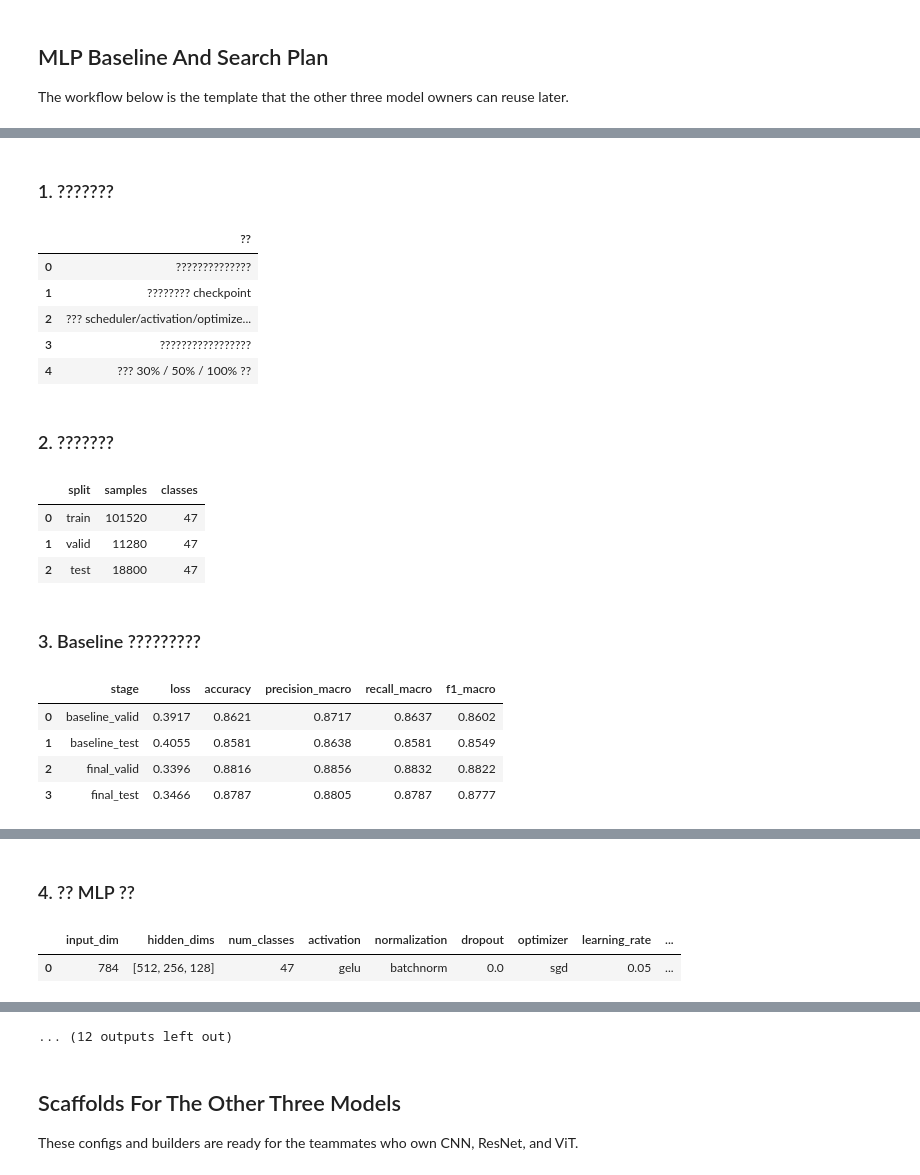
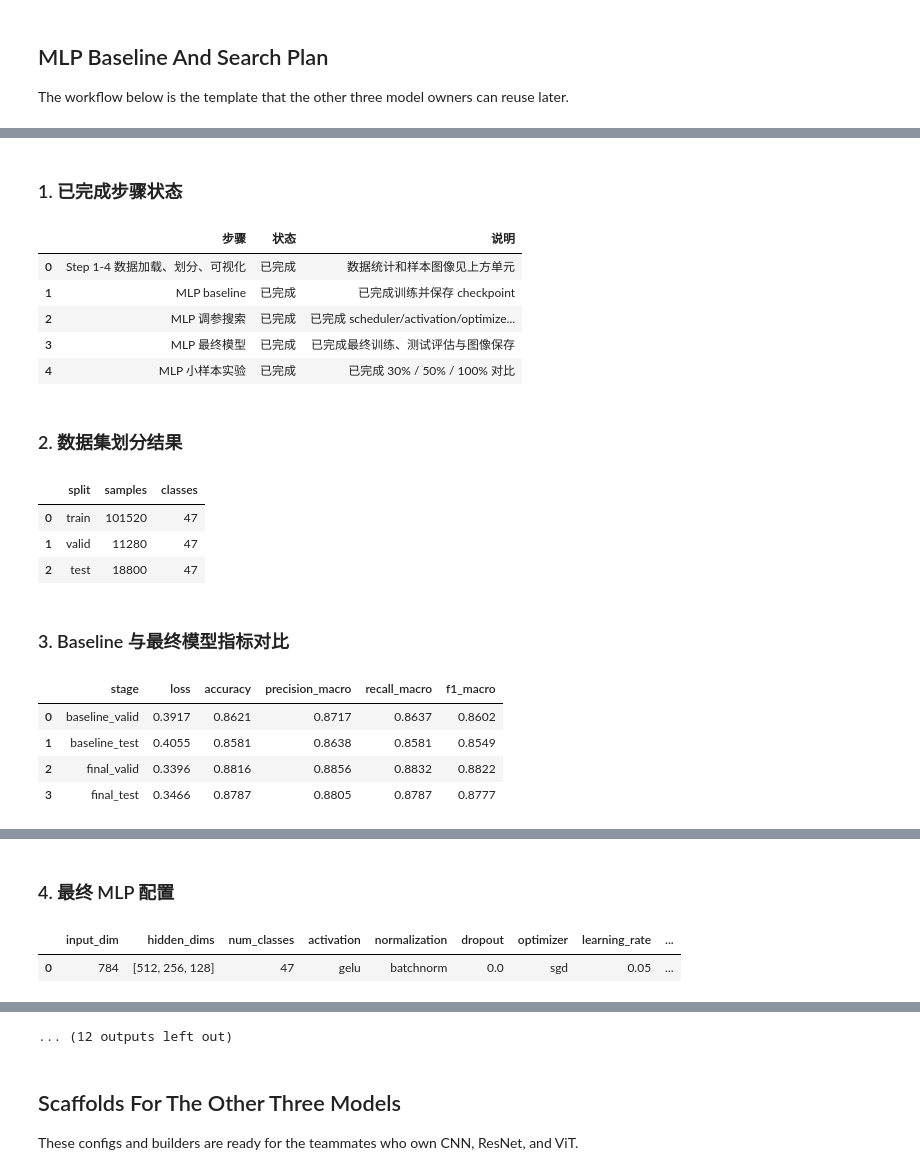
Before and after one commit to rocker011/CV_Group8_HW1, a Jupyter notebook: Group8.ipynb, the cells around one changed output, grey strips where cells are left out. Saved outputs shown, nothing was run; the diff lists cells and outputs as text; code cells hidden in the pictures.

Commit message:
Fix garbled Chinese text in notebook snapshot

```diff
--- a/Group8.ipynb
+++ b/Group8.ipynb
@@ -312,5 +312,5 @@ else:
 # %%
-# ?????????????????? notebook ???????????
+# 直接加载并展示已保存结果，让组员打开 notebook 就能看到当前完成状态。
 import json
 from IPython.display import Image, Markdown, display
 
@@ -320,27 +320,27 @@ saved_search_path = PROJECT_DIR / "results" / "mlp_search_results.csv"
 saved_metric_path = PROJECT_DIR / "results" / "mlp_metric_summary.csv"
 
 figure_paths = {
-    "??/????": PROJECT_DIR / "figures" / "mlp_final_curves.png",
-    "? 6 ???????": PROJECT_DIR / "figures" / "mlp_final_predictions.png",
-    "???????": PROJECT_DIR / "figures" / "mlp_final_confusion_matrix.png",
-    "30% / 50% / 100% ?????": PROJECT_DIR / "figures" / "mlp_small_sample.png",
+    "训练/验证曲线": PROJECT_DIR / "figures" / "mlp_final_curves.png",
+    "前 6 个测试样本预测": PROJECT_DIR / "figures" / "mlp_final_predictions.png",
+    "测试集混淆矩阵": PROJECT_DIR / "figures" / "mlp_final_confusion_matrix.png",
+    "30% / 50% / 100% 小样本对比": PROJECT_DIR / "figures" / "mlp_small_sample.png",
 }
 
 if saved_summary_path.exists():
     with saved_summary_path.open("r", encoding="utf-8") as f:
         saved_summary = json.load(f)
 
-    display(Markdown("### 1. ???????"))
+    display(Markdown("### 1. 已完成步骤状态"))
     completion_df = pd.DataFrame([
-        {"??": "Step 1-4 ???????????", "??": "???", "??": "??????????????"},
-        {"??": "MLP baseline", "??": "???", "??": "???????? checkpoint"},
-        {"??": "MLP ????", "??": "???", "??": "??? scheduler/activation/optimizer/normalization/dropout/regularization ??"},
-        {"??": "MLP ????", "??": "???", "??": "?????????????????"},
-        {"??": "MLP ?????", "??": "???", "??": "??? 30% / 50% / 100% ??"},
+        {"步骤": "Step 1-4 数据加载、划分、可视化", "状态": "已完成", "说明": "数据统计和样本图像见上方单元"},
+        {"步骤": "MLP baseline", "状态": "已完成", "说明": "已完成训练并保存 checkpoint"},
+        {"步骤": "MLP 调参搜索", "状态": "已完成", "说明": "已完成 scheduler/activation/optimizer/normalization/dropout/regularization 搜索"},
+        {"步骤": "MLP 最终模型", "状态": "已完成", "说明": "已完成最终训练、测试评估与图像保存"},
+        {"步骤": "MLP 小样本实验", "状态": "已完成", "说明": "已完成 30% / 50% / 100% 对比"},
     ])
     display(completion_df)
 
-    display(Markdown("### 2. ???????"))
+    display(Markdown("### 2. 数据集划分结果"))
     dataset_snapshot = pd.DataFrame([
         {"split": "train", "samples": len(loaders["train_dataset"]), "classes": len(class_names)},
         {"split": "valid", "samples": len(loaders["valid_dataset"]), "classes": len(class_names)},
@@ -348,7 +348,7 @@ if saved_summary_path.exists():
     ])
     display(dataset_snapshot)
 
-    display(Markdown("### 3. Baseline ?????????"))
+    display(Markdown("### 3. Baseline 与最终模型指标对比"))
     metric_table = pd.DataFrame([
         {"stage": "baseline_valid", **saved_summary["baseline_valid_metrics"]},
         {"stage": "baseline_test", **saved_summary["baseline_test_metrics"]},
@@ -359,70 +359,70 @@ if saved_summary_path.exists():
 
     improvement_table = pd.DataFrame([
         {
-            "??": "accuracy",
+            "指标": "accuracy",
             "baseline_test": saved_summary["baseline_test_metrics"]["accuracy"],
             "final_test": saved_summary["final_test_metrics"]["accuracy"],
-            "??": saved_summary["final_test_metrics"]["accuracy"] - saved_summary["baseline_test_metrics"]["accuracy"],
+            "提升": saved_summary["final_test_metrics"]["accuracy"] - saved_summary["baseline_test_metrics"]["accuracy"],
         },
         {
-            "??": "f1_macro",
+            "指标": "f1_macro",
             "baseline_test": saved_summary["baseline_test_metrics"]["f1_macro"],
             "final_test": saved_summary["final_test_metrics"]["f1_macro"],
-            "??": saved_summary["final_test_metrics"]["f1_macro"] - saved_summary["baseline_test_metrics"]["f1_macro"],
+            "提升": saved_summary["final_test_metrics"]["f1_macro"] - saved_summary["baseline_test_metrics"]["f1_macro"],
         },
     ])
     display(improvement_table.round(4))
 
-    display(Markdown("### 4. ?? MLP ??"))
+    display(Markdown("### 4. 最终 MLP 配置"))
     final_config_df = pd.json_normalize(saved_summary["final_config"])
     display(final_config_df)
 
-    display(Markdown("### 5. ??????"))
+    display(Markdown("### 5. 调参搜索结果"))
     search_df = pd.read_csv(saved_search_path)
     if "selected" not in search_df.columns:
         search_df["selected"] = False
         best_indices = search_df.groupby("search_name")["best_valid_accuracy"].idxmax()
         search_df.loc[best_indices, "selected"] = True
     display(search_df.sort_values(["search_name", "best_valid_accuracy"], ascending=[True, False]).round(4))
 
-    display(Markdown("### 6. ???????"))
+    display(Markdown("### 6. 小样本实验结果"))
     small_sample_df = pd.read_csv(saved_small_sample_path)
     display(small_sample_df.round(4))
 
-    display(Markdown("### 7. ??????"))
+    display(Markdown("### 7. 关键图形结果"))
     for title, image_path in figure_paths.items():
         if image_path.exists():
             display(Markdown(f"#### {title}"))
             display(Image(filename=str(image_path)))
 
-    display(Markdown("### 8. ????????"))
+    display(Markdown("### 8. 已保存的重要产物"))
     artifact_rows = []
     for name, file_path in {
-        "????": PROJECT_DIR / "results" / "mlp_best_config.json",
-        "????": saved_metric_path,
-        "????": saved_search_path,
-        "?????": saved_small_sample_path,
-        "????": saved_summary_path,
-        "?? checkpoint": PROJECT_DIR / "models" / "mlp_final_best.pt",
+        "最终配置": PROJECT_DIR / "results" / "mlp_best_config.json",
+        "指标汇总": saved_metric_path,
+        "搜索结果": saved_search_path,
+        "小样本结果": saved_small_sample_path,
+        "实验总结": saved_summary_path,
+        "最终 checkpoint": PROJECT_DIR / "models" / "mlp_final_best.pt",
     }.items():
-        artifact_rows.append({"??": name, "??": str(file_path), "??": file_path.exists()})
+        artifact_rows.append({"产物": name, "路径": str(file_path), "存在": file_path.exists()})
     display(pd.DataFrame(artifact_rows))
 else:
-    print("??????????????? run_mlp_pipeline.py?")
+    print("未找到已保存结果文件，请先运行 run_mlp_pipeline.py。")
 # %% [output]
-### 1. ???????
+### 1. 已完成步骤状态
-|  | ?? |
-| 0 | ?????????????? |
-| 1 | ???????? checkpoint |
-| 2 | ??? scheduler/activation/optimize... |
-| 3 | ????????????????? |
-| 4 | ??? 30% / 50% / 100% ?? |
+|  | 步骤 | 状态 | 说明 |
+| 0 | Step 1-4 数据加载、划分、可视化 | 已完成 | 数据统计和样本图像见上方单元 |
+| 1 | MLP baseline | 已完成 | 已完成训练并保存 checkpoint |
+| 2 | MLP 调参搜索 | 已完成 | 已完成 scheduler/activation/optimize... |
+| 3 | MLP 最终模型 | 已完成 | 已完成最终训练、测试评估与图像保存 |
+| 4 | MLP 小样本实验 | 已完成 | 已完成 30% / 50% / 100% 对比 |
-### 2. ???????
+### 2. 数据集划分结果
 |  | split | samples | classes |
 | 0 | train | 101520 | 47 |
 | 1 | valid | 11280 | 47 |
 | 2 | test | 18800 | 47 |
-### 3. Baseline ?????????
+### 3. Baseline 与最终模型指标对比
 |  | stage | loss | accuracy | precision_macro | recall_macro | f1_macro |
 | 0 | baseline_valid | 0.3917 | 0.8621 | 0.8717 | 0.8637 | 0.8602 |
 | 1 | baseline_test | 0.4055 | 0.8581 | 0.8638 | 0.8581 | 0.8549 |
@@ -434,3 +434,3 @@ else:
-### 4. ?? MLP ??
+### 4. 最终 MLP 配置
 |  | input_dim | hidden_dims | num_classes | activation | normalization | dropout | optimizer | learning_rate | ... |
 | 0 | 784 | [512, 256, 128] | 47 | gelu | batchnorm | 0.0 | sgd | 0.05 | ... |
```
Also changed, not shown: parts of 7 cells of this notebook.
